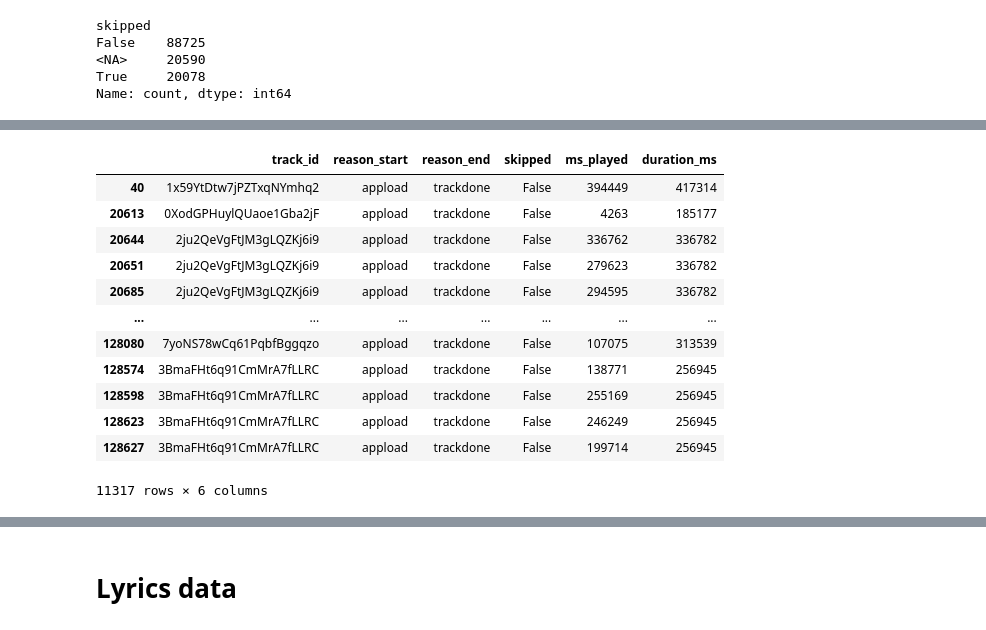
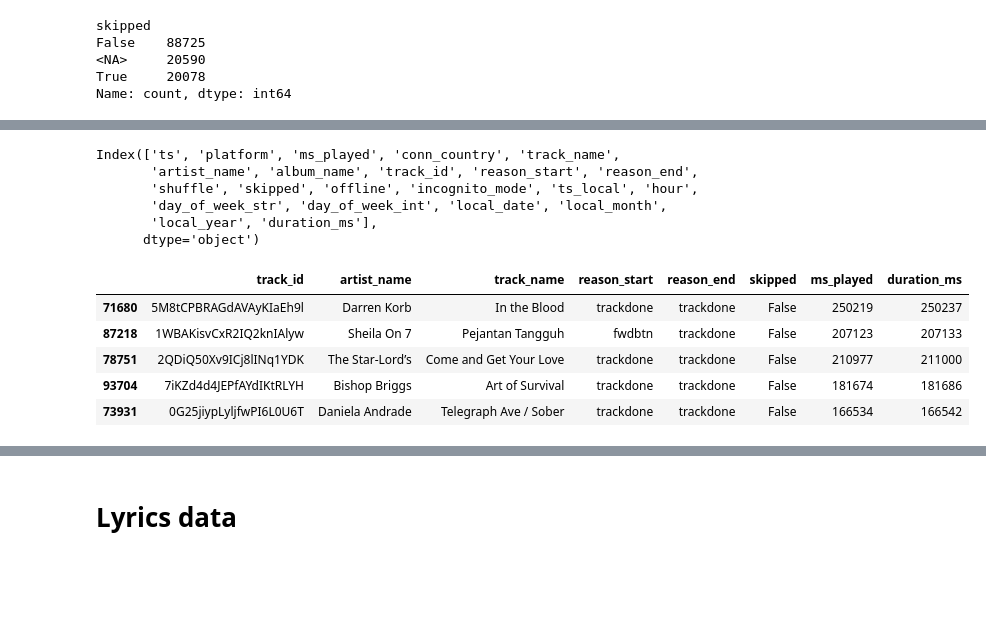
Before and after one commit to nazhifkojaz/Spotify-Analysis-Data-Collection-, a Jupyter notebook: data_preprocessing.ipynb, the cells around one changed output, grey strips where cells are left out. Drawn from its saved outputs; the diff is of its cells as text; code cells hidden in the pictures; blank space fills up the shorter version.

```diff
--- a/data_preprocessing.ipynb
+++ b/data_preprocessing.ipynb
@@ -583,24 +582,27 @@ display(track_info.sample(5))
 # %%
 # get the duration from track_info and merge it with tracks_df based on track_id
 tracks_df = tracks_df.merge(track_info, on='track_id', how='left')
+tracks_df.columns
+# %% [output]
+Index(['ts', 'platform', 'ms_played', 'conn_country', 'track_name',
+       'artist_name', 'album_name', 'track_id', 'reason_start', 'reason_end',
+       'shuffle', 'skipped', 'offline', 'incognito_mode', 'ts_local', 'hour',
+       'day_of_week_str', 'day_of_week_int', 'local_date', 'local_month',
+       'local_year', 'duration_ms'],
+      dtype='object')
+# %%
+tracks_df['ms_played_ratio'] = tracks_df['ms_played'] / tracks_df['duration_ms']
 # %%
 # store a label for a shorter syntax
-skipped_labels = ['track_id', 'reason_start', 'reason_end', 'skipped', 'ms_played', 'duration_ms']
+skipped_labels = ['track_id', 'artist_name', 'track_name', 'reason_start', 'reason_end', 'skipped', 'ms_played', 'duration_ms']
 # %%
 tracks_df[(tracks_df['reason_end'] == 'trackdone')
           & (tracks_df['ms_played'] < tracks_df['duration_ms'])] \
-            [skipped_labels]
+            [skipped_labels].sample(5)
 # %% [output]
-|  | track_id | reason_start | reason_end | skipped | ms_played | duration_ms |
-| 40 | 1x59YtDtw7jPZTxqNYmhq2 | appload | trackdone | False | 394449 | 417314 |
-| 20613 | 0XodGPHuylQUaoe1Gba2jF | appload | trackdone | False | 4263 | 185177 |
-| 20644 | 2ju2QeVgFtJM3gLQZKj6i9 | appload | trackdone | False | 336762 | 336782 |
-| 20651 | 2ju2QeVgFtJM3gLQZKj6i9 | appload | trackdone | False | 279623 | 336782 |
-| 20685 | 2ju2QeVgFtJM3gLQZKj6i9 | appload | trackdone | False | 294595 | 336782 |
-| ... | ... | ... | ... | ... | ... | ... |
-| 128080 | 7yoNS78wCq61PqbfBggqzo | appload | trackdone | False | 107075 | 313539 |
-| 128574 | 3BmaFHt6q91CmMrA7fLLRC | appload | trackdone | False | 138771 | 256945 |
-| 128598 | 3BmaFHt6q91CmMrA7fLLRC | appload | trackdone | False | 255169 | 256945 |
-| 128623 | 3BmaFHt6q91CmMrA7fLLRC | appload | trackdone | False | 246249 | 256945 |
-| 128627 | 3BmaFHt6q91CmMrA7fLLRC | appload | trackdone | False | 199714 | 256945 |
+|  | track_id | artist_name | track_name | reason_start | reason_end | skipped | ms_played | duration_ms |
+| 71680 | 5M8tCPBRAGdAVAyKIaEh9l | Darren Korb | In the Blood | trackdone | trackdone | False | 250219 | 250237 |
+| 87218 | 1WBAKisvCxR2IQ2knIAlyw | Sheila On 7 | Pejantan Tangguh | fwdbtn | trackdone | False | 207123 | 207133 |
+| 78751 | 2QDiQ50Xv9ICj8lINq1YDK | The Star-Lord’s | Come and Get Your Love | trackdone | trackdone | False | 210977 | 211000 |
+| 93704 | 7iKZd4d4JEPfAYdIKtRLYH | Bishop Briggs | Art of Survival | trackdone | trackdone | False | 181674 | 181686 |
+| 73931 | 0G25jiypLyljfwPI6L0U6T | Daniela Andrade | Telegraph Ave / Sober | trackdone | trackdone | False | 166534 | 166542 |
-11317 rows × 6 columns
```
Also changed, not shown: parts of 24 cells of this notebook, 1 other file.
